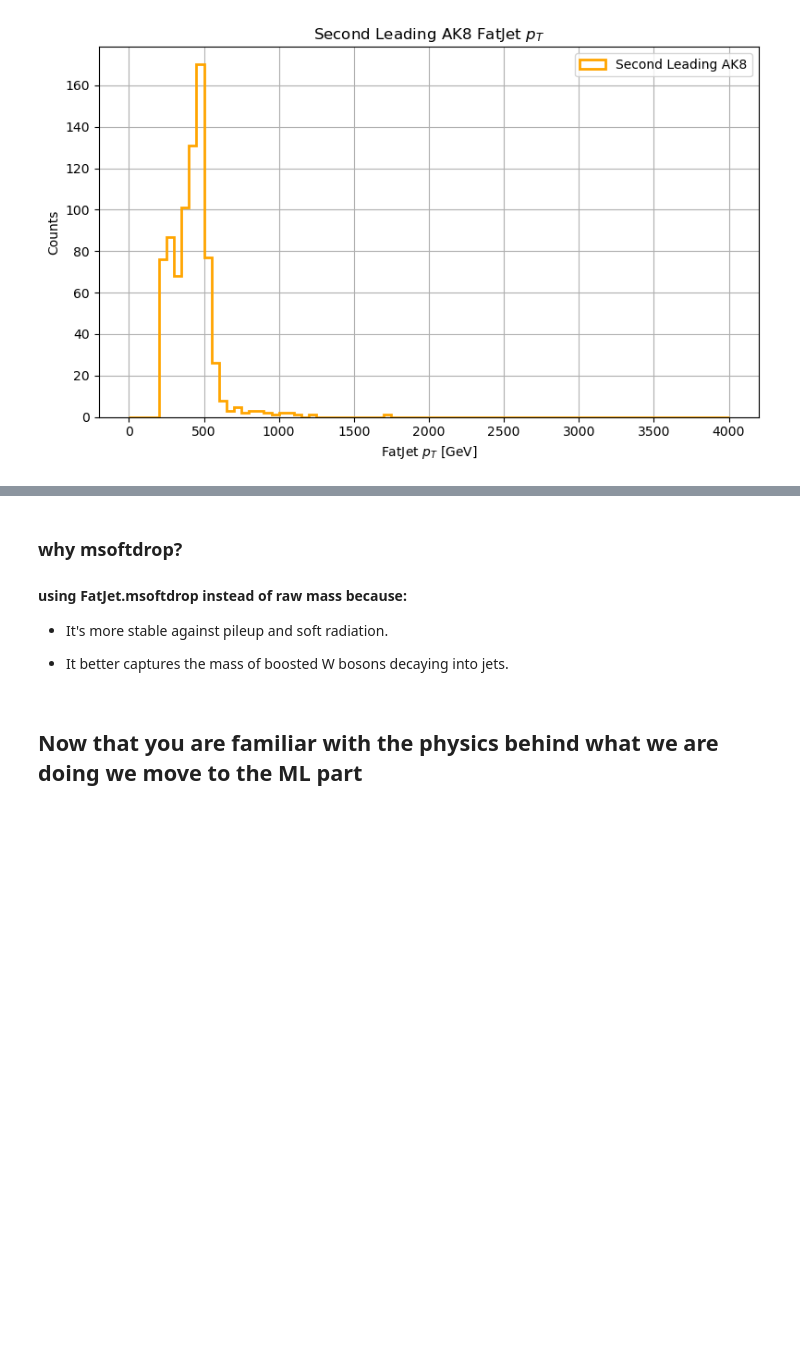
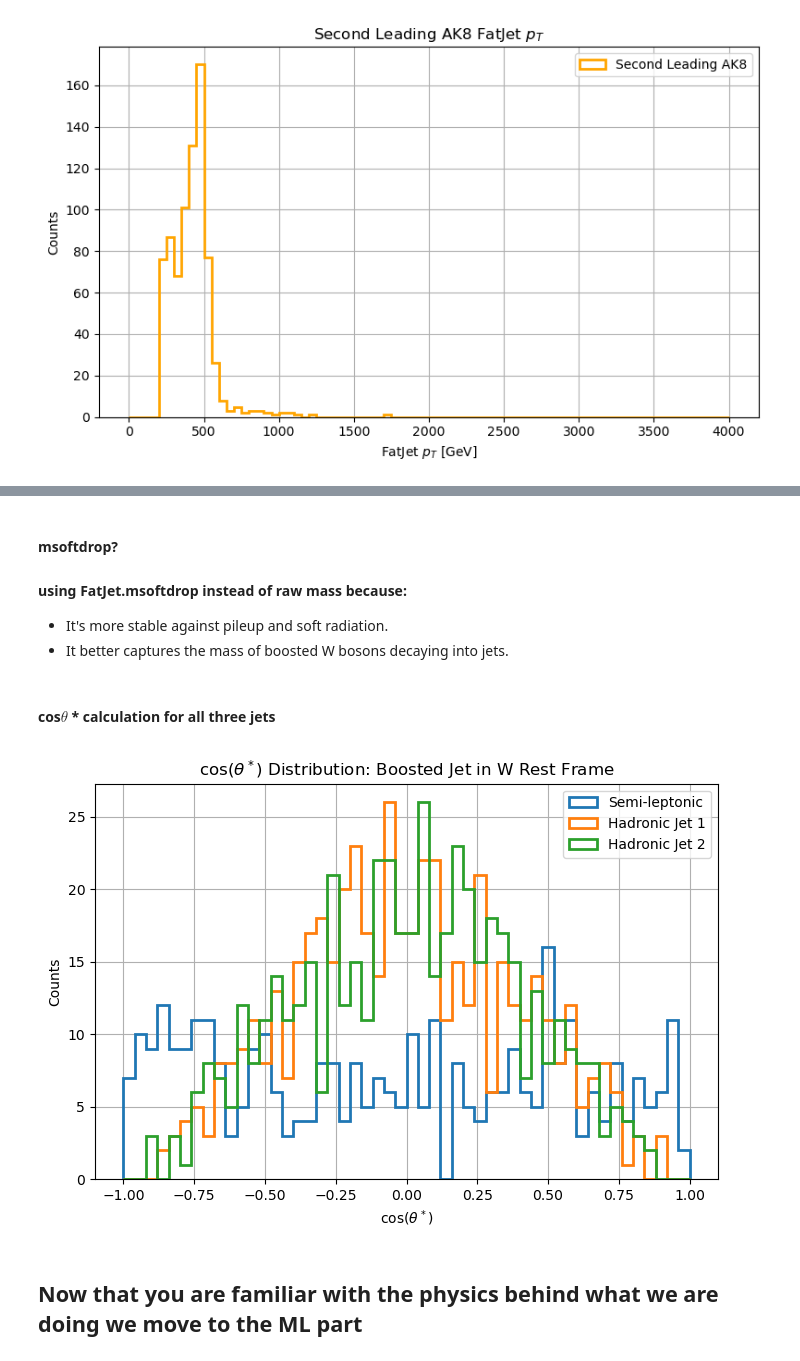
Before and after one commit to aimenobaid/polarization, a Jupyter notebook: resonancesTest_selections_h5.ipynb, the cells around one changed output, grey strips where cells are left out. Saved outputs shown, nothing was run; the diff lists cells and outputs as text; code cells hidden in the pictures; blank space fills up the shorter version.

```diff
--- a/resonancesTest_selections_h5.ipynb
+++ b/resonancesTest_selections_h5.ipynb
@@ -567,8 +577,44 @@ plt.show()
 # %% [markdown]
-### why msoftdrop?
-
+#### msoftdrop?
 #### using FatJet.msoftdrop instead of raw mass because:
-
 - It's more stable against pileup and soft radiation.
-
 - It better captures the mass of boosted W bosons decaying into jets.
+# %% [markdown]
+#### cos$\theta$ * calculation for all three jets
+# %%
+# Compute W candidate vector (for hadronic decay) and boost vector
+vec_W_hadronic = vec_had1 + vec_had2
+boostvec = -vec_W_hadronic.to_beta3()
+
+# Boost the hadronic jets into W rest frame
+had1_boosted = vec_had1.boost(boostvec)
+had2_boosted = vec_had2.boost(boostvec)
+
+# Manually compute cos(theta*) = pz / |p| in the W rest frame
+def compute_costheta(vec):
+    p = np.sqrt(vec.px**2 + vec.py**2 + vec.pz**2)
+    return vec.pz / p
+
+costheta_star_had1 = compute_costheta(had1_boosted)
+costheta_star_had2 = compute_costheta(had2_boosted)
+
+# For semi-leptonic: no boost possible, use as-is (rough approximation)
+costheta_star_semi = compute_costheta(vec_semi)
+
+# --- Plot cos(theta*) distributions ---
+plt.figure(figsize=(7, 5))
+plt.hist(costheta_star_semi, bins=50, range=(-1, 1),
+         histtype='step', linewidth=2, label='Semi-leptonic')
+plt.hist(costheta_star_had1, bins=50, range=(-1, 1),
+         histtype='step', linewidth=2, label='Hadronic Jet 1')
+plt.hist(costheta_star_had2, bins=50, range=(-1, 1),
+         histtype='step', linewidth=2, label='Hadronic Jet 2')
+plt.xlabel(r"cos($\theta^*$)")
+plt.ylabel("Counts")
+plt.title(r"cos($\theta^*$) Distribution: Boosted Jet in W Rest Frame")
+plt.legend()
+plt.grid(True)
+plt.tight_layout()
+plt.show()
+# %% [output]
+[figure, added]
```
Also changed, not shown: parts of 9 cells of this notebook.
